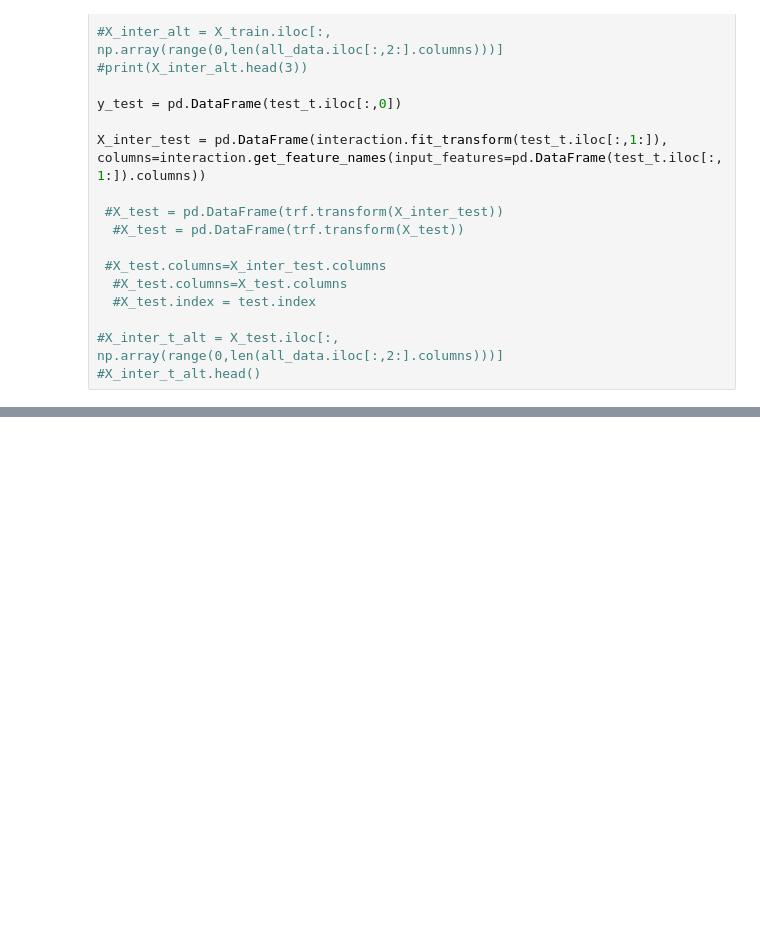
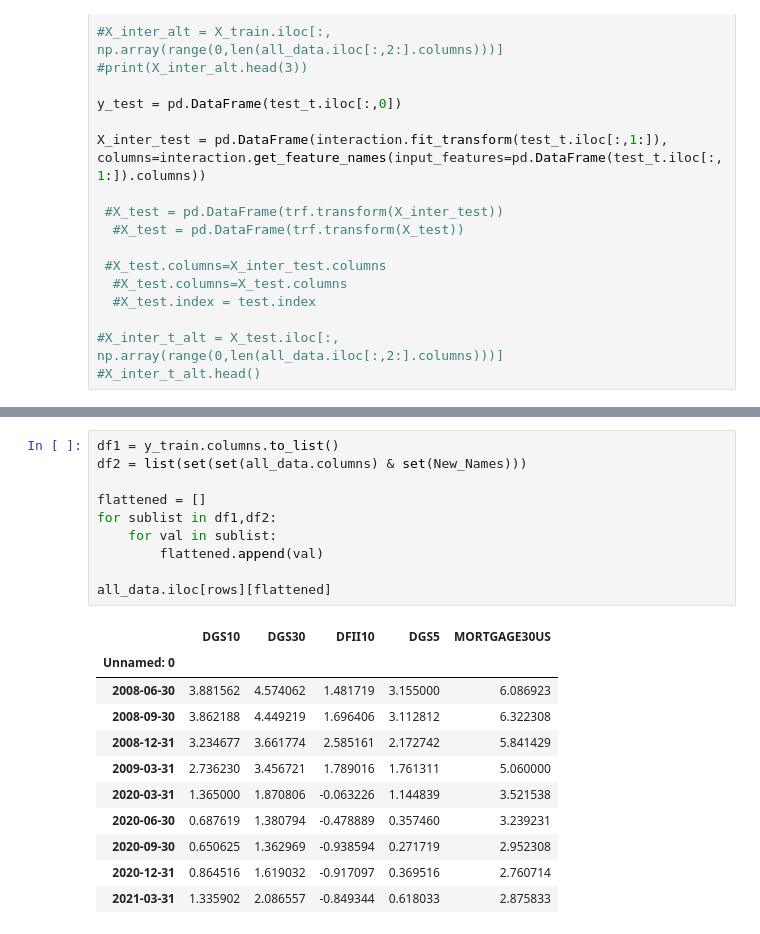
Before and after one commit to webclinic017/Python-Stock-1, a Jupyter notebook: FRED_analysis.ipynb, the cells around one changed output, grey strips where cells are left out. Drawn from its saved outputs; the diff is of its cells as text; blank space fills up the shorter version.

```diff
--- a/FRED_analysis.ipynb
+++ b/FRED_analysis.ipynb
@@ -417,0 +534,22 @@ Diagnostic Tests of Regression
+# %%
+df1 = y_train.columns.to_list()
+df2 = list(set(set(all_data.columns) & set(New_Names)))
+
+flattened = []
+for sublist in df1,df2:
+    for val in sublist:
+        flattened.append(val)
+
+all_data.iloc[rows][flattened]
+# %% [output]
+|  | DGS10 | DGS30 | DFII10 | DGS5 | MORTGAGE30US |
+| Unnamed: 0 |  |  |  |  |  |
+| 2008-06-30 | 3.881562 | 4.574062 | 1.481719 | 3.155000 | 6.086923 |
+| 2008-09-30 | 3.862188 | 4.449219 | 1.696406 | 3.112812 | 6.322308 |
+| 2008-12-31 | 3.234677 | 3.661774 | 2.585161 | 2.172742 | 5.841429 |
+| 2009-03-31 | 2.736230 | 3.456721 | 1.789016 | 1.761311 | 5.060000 |
+| 2020-03-31 | 1.365000 | 1.870806 | -0.063226 | 1.144839 | 3.521538 |
+| 2020-06-30 | 0.687619 | 1.380794 | -0.478889 | 0.357460 | 3.239231 |
+| 2020-09-30 | 0.650625 | 1.362969 | -0.938594 | 0.271719 | 2.952308 |
+| 2020-12-31 | 0.864516 | 1.619032 | -0.917097 | 0.369516 | 2.760714 |
+| 2021-03-31 | 1.335902 | 2.086557 | -0.849344 | 0.618033 | 2.875833 |
```
Also changed, not shown: parts of 9 cells of this notebook, 1 other file.
